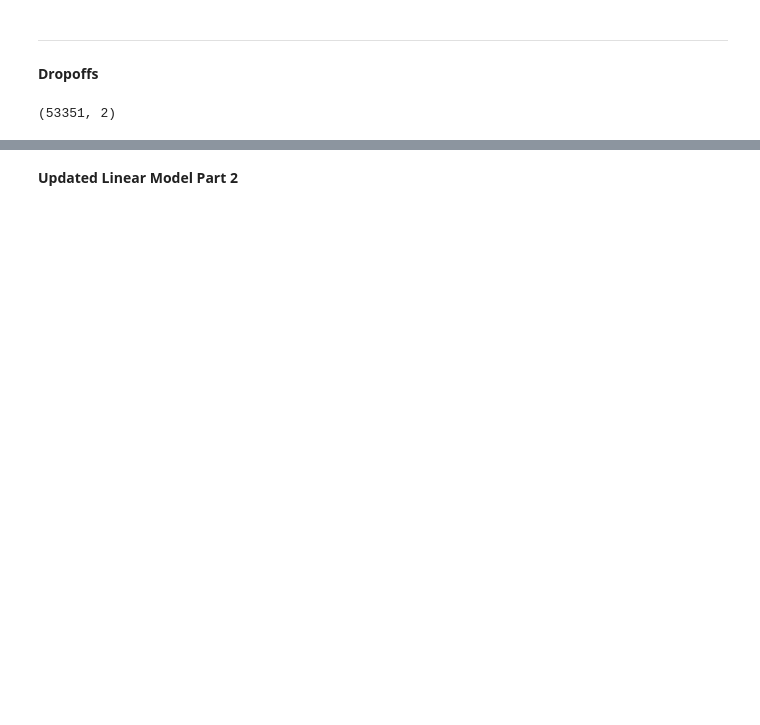
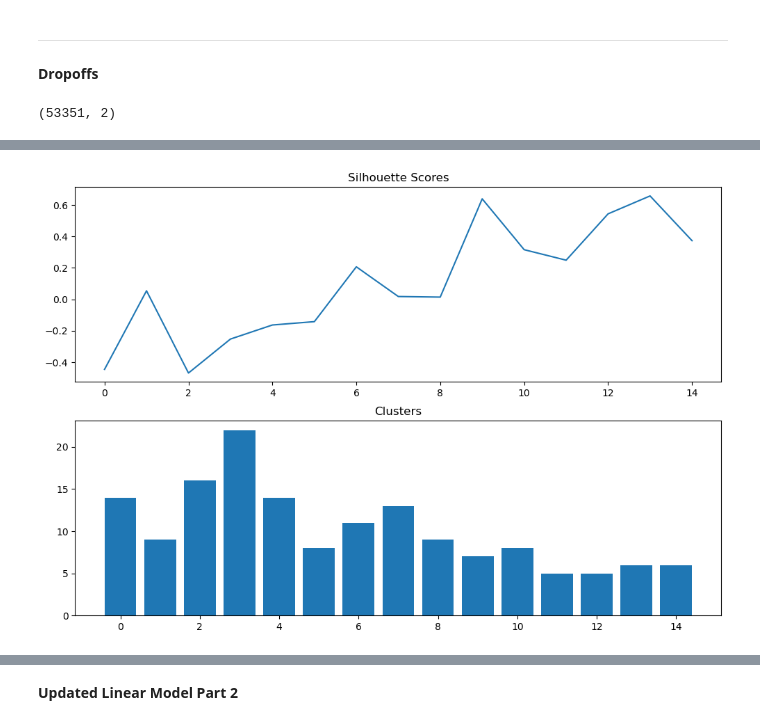
Before and after one commit to luis-ulloa/Ride_BigApple, a Jupyter notebook: code/03_Pre-Processing_and_Modeling.ipynb, the cells around one changed output, grey strips where cells are left out. Drawn from its saved outputs; the diff is of its cells as text; code cells hidden in the pictures; blank space fills up the shorter version.

```diff
--- a/code/03_Pre-Processing_and_Modeling.ipynb
+++ b/code/03_Pre-Processing_and_Modeling.ipynb
@@ -122,7 +122,7 @@ minimum_rides = [30, 45, 60]
 %%time
 # this will be time consuming, let's measure it to have an idea for future iterations
 
-results = []
+results1 = []
 
 # determine best combination
 for eps in epsilons:
@@ -143,7 +143,7 @@ for eps in epsilons:
 
         silhouette = silhouette_score(P, labels, metric='haversine') if clusters > 1 else -1
 
-        results.append(
+        results1.append(
             {'epsilon': eps,
              'min_samples': rides,
              'clusters': clusters,
@@ -354,0 +398,3 @@ D.shape
+# %%
+summary_table2 = pd.DataFrame(results2)
+summary_table2
@@ -355 +418,16 @@ D.shape
+# %%
+# plot silhouette scores and clusters
+plt.figure(figsize = (12, 8))
+plot1 = plt.subplot(2, 1, 1)
+plot2 = plt.subplot(2, 1, 2)
+
+plot1.plot(summary_table2['silhouette_score'])
+plot1.set_title('Silhouette Scores')
+
+plot2.bar(x = range(15), height = summary_table2['clusters'])
+plot2.set_title('Clusters');
+
+#plt.savefig('../images/silhouette_scores_clusters.png');
+# %% [output]
+[figure, added]
 # %%
```
Also changed, not shown: parts of 73 cells of this notebook.
